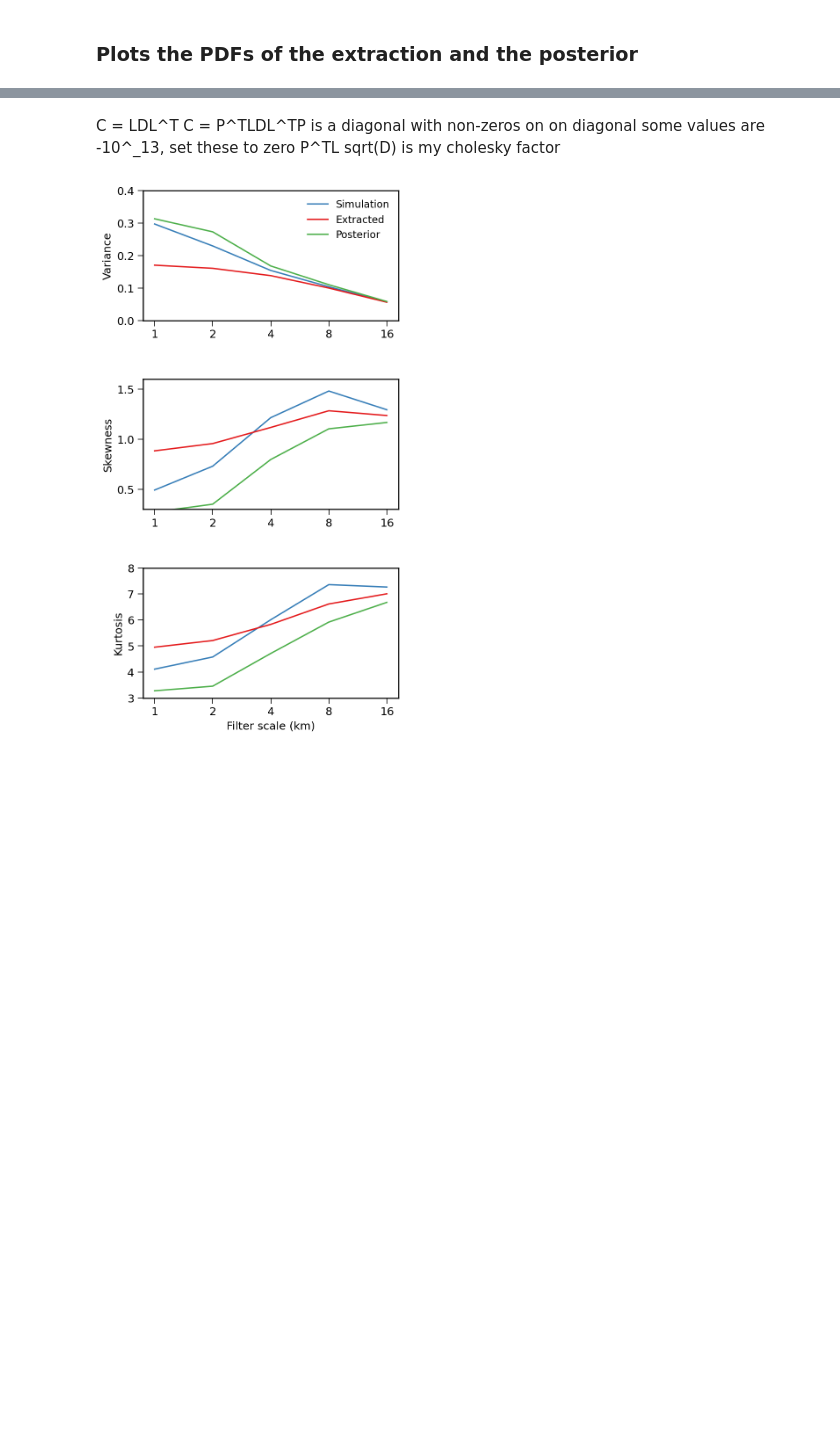
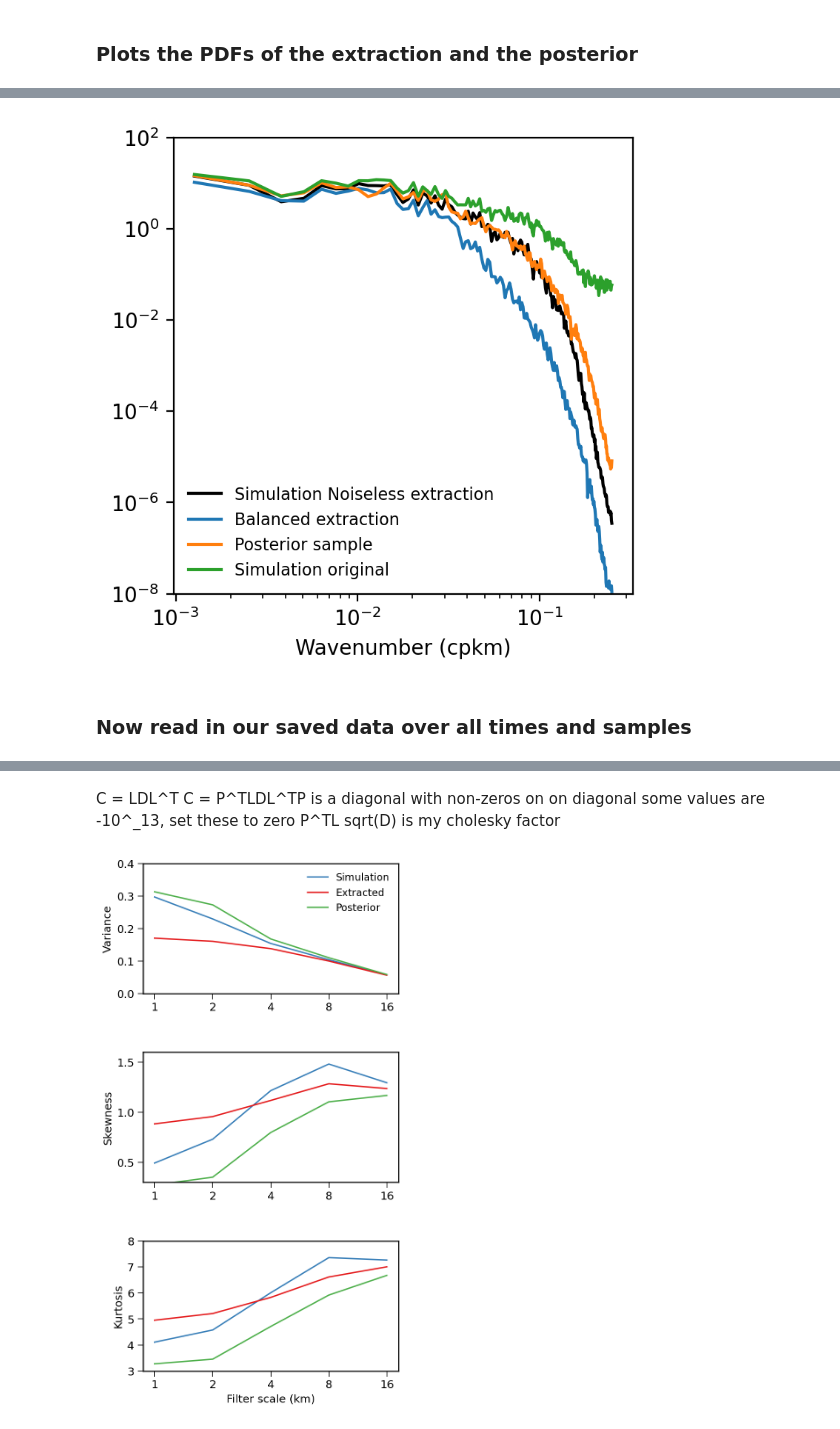
Before and after one commit to jwskinner/SWOT-balanced-extraction, a Jupyter notebook: plot_PDFS_extraction_posterior.ipynb, the cells around one changed output, grey strips where cells are left out. Saved outputs shown, nothing was run; the diff lists cells and outputs as text; code cells hidden in the pictures; blank space fills up the shorter version.

```diff
--- a/plot_PDFS_extraction_posterior.ipynb
+++ b/plot_PDFS_extraction_posterior.ipynb
@@ -23,0 +222,65 @@ def path_withnoise(km):  # extracted balanced field
+# %%
+import xarray as xr
+
+def pspec_enstrophy(vort, window, dim, avg_dims):
+    vort = np.asarray(vort)
+    if vort.ndim == 2:
+        vort = vort[None, ...]   # add sample dim if needed
+
+    da = xr.DataArray(
+        vort,
+        dims=["sample", "line", "pixel"],
+        coords=[
+            np.arange(vort.shape[0]),
+            karin.y_coord_km,
+            karin.x_coord_km
+        ]
+    )
+    spec = swot.mean_power_spectrum(da, window, dim, avg_dims)
+    return spec
+
+sim_vort_inst  = swot.compute_geostrophic_vorticity(karin.ssha[t], dx, dy, lat_1d, order=4)
+
+spec_enst_sim  = pspec_enstrophy(sim_vort,  karin.window, "line", ["sample", "pixel"])
+spec_enst_ext  = pspec_enstrophy(ext_vort,  karin.window, "line", ["sample", "pixel"])
+spec_enst_post = pspec_enstrophy(post_vort, karin.window, "line", ["sample", "pixel"])
+spec_sim_inst = pspec_enstrophy(sim_vort_inst, karin.window, "line", ["sample", "pixel"])
+
+def plot_enstrophy_spectra(karin,
+                           spec_sim,
+                           spec_ext,
+                           spec_post,
+                           spec_sim_inst,
+                           figsize=(4,4), dpi=200):
+
+    i0 = int(karin.track_length / 2)
+    k   = karin.wavenumbers_cpkm[i0:]
+    s_s = spec_sim[i0:]
+    s_e = spec_ext[i0:]
+    s_p = spec_post[i0:]
+    s_i = spec_sim_inst[i0:]
+
+    fig, ax = plt.subplots(1, 1, figsize=figsize, dpi=dpi)
+    ax.loglog(k[1:], s_s[1:], 'k', label="Simulation Noiseless extraction")
+    ax.loglog(k[1:], s_e[1:], label="Balanced extraction")
+    ax.loglog(k[1:], s_p[1:], label="Posterior sample")
+    ax.loglog(k[1:], s_i[1:], label="Simulation original")
+
+    ax.set_xlabel("Wavenumber (cpkm)")
+    ax.set_ylabel("")
+    ax.set_ylim(1e-8, 1e2)  # tweak as needed
+    ax.legend(frameon=False, fontsize=8)
+
+    return fig, ax
+
+fig_enst, ax_enst = plot_enstrophy_spectra(
+    karin,
+    spec_enst_sim,
+    spec_enst_ext,
+    spec_enst_post,
+    spec_sim_inst
+)
+# %% [output]
+[figure, added]
+# %% [markdown]
+### Now read in our saved data over all times and samples
```
Also changed, not shown: parts of 22 cells of this notebook, 26 other files.
